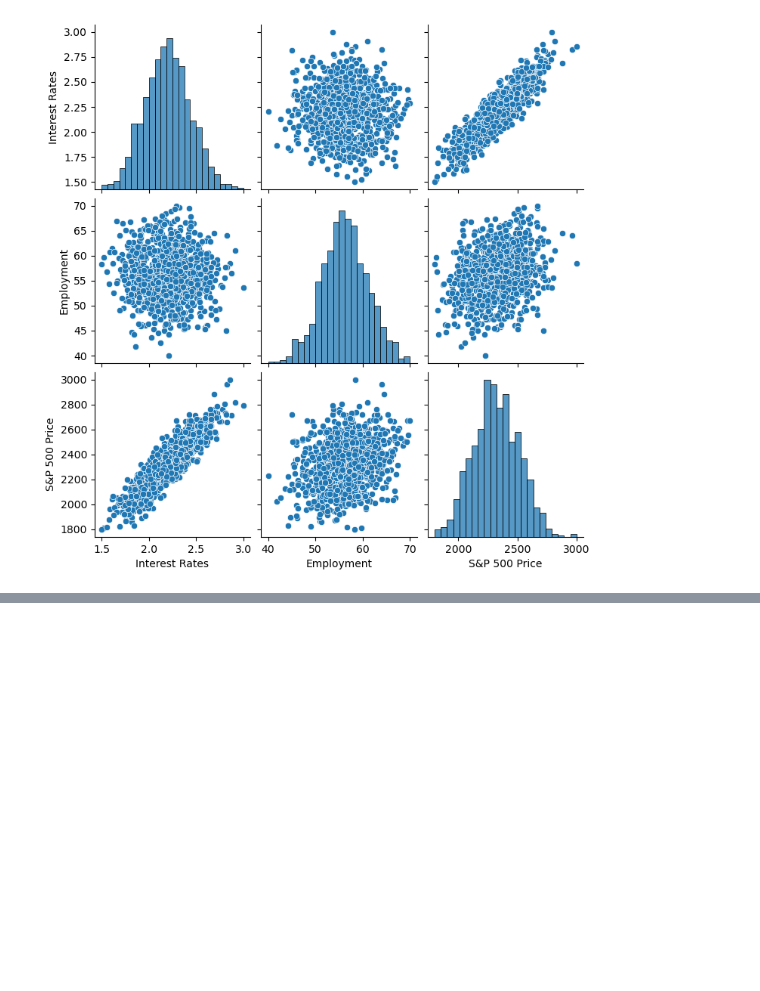
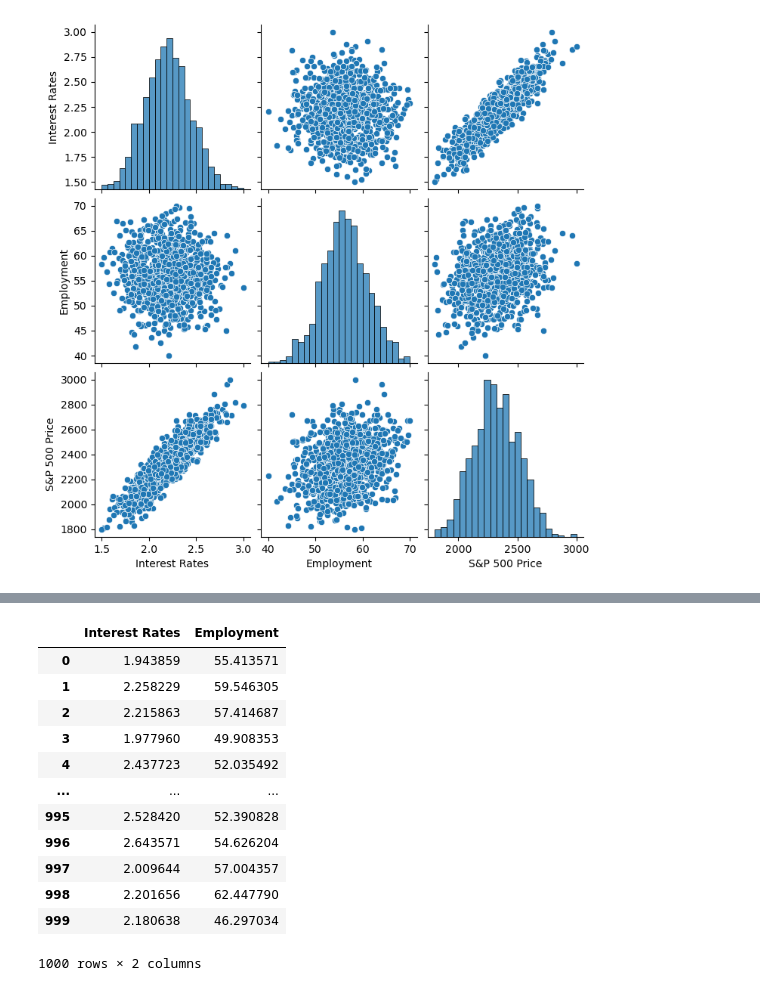
Before and after one commit to AlvaroBishop/StockMarketPrice, a Jupyter notebook: StockMarketPrice_MultipleLinearRegression.ipynb, the cells around one changed output, grey strips where cells are left out. Drawn from its saved outputs; the diff is of its cells as text; code cells hidden in the pictures; blank space fills up the shorter version.

```diff
--- a/StockMarketPrice_MultipleLinearRegression.ipynb
+++ b/StockMarketPrice_MultipleLinearRegression.ipynb
@@ -51,0 +70,17 @@ plt.show()
+# %%
+X = stock_df[["Interest Rates", "Employment"]]
+X
+# %% [output]
+|  | Interest Rates | Employment |
+| 0 | 1.943859 | 55.413571 |
+| 1 | 2.258229 | 59.546305 |
+| 2 | 2.215863 | 57.414687 |
+| 3 | 1.977960 | 49.908353 |
+| 4 | 2.437723 | 52.035492 |
+| ... | ... | ... |
+| 995 | 2.528420 | 52.390828 |
+| 996 | 2.643571 | 54.626204 |
+| 997 | 2.009644 | 57.004357 |
+| 998 | 2.201656 | 62.447790 |
+| 999 | 2.180638 | 46.297034 |
+1000 rows × 2 columns
```
Also changed, not shown: parts of 18 cells of this notebook.
